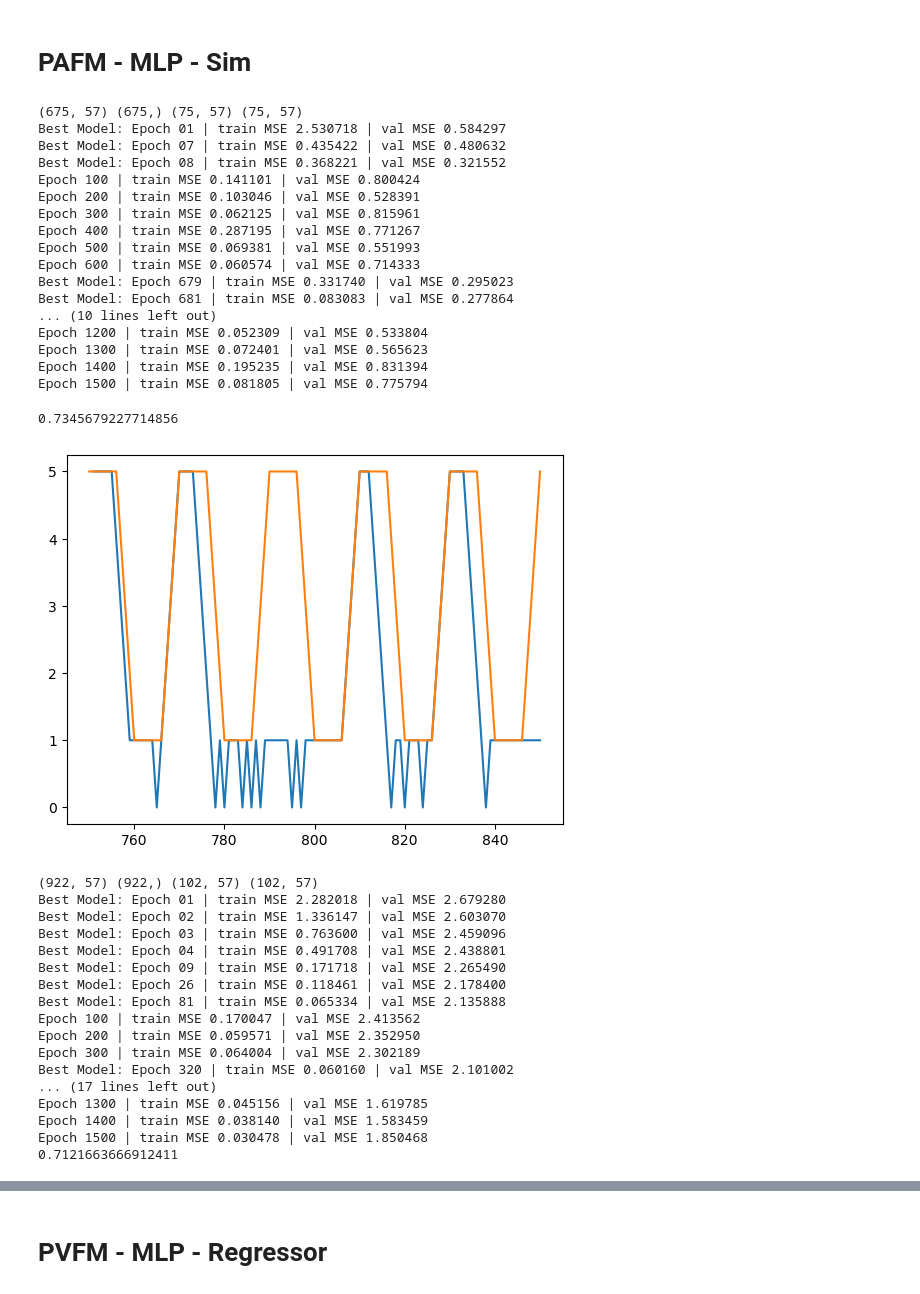
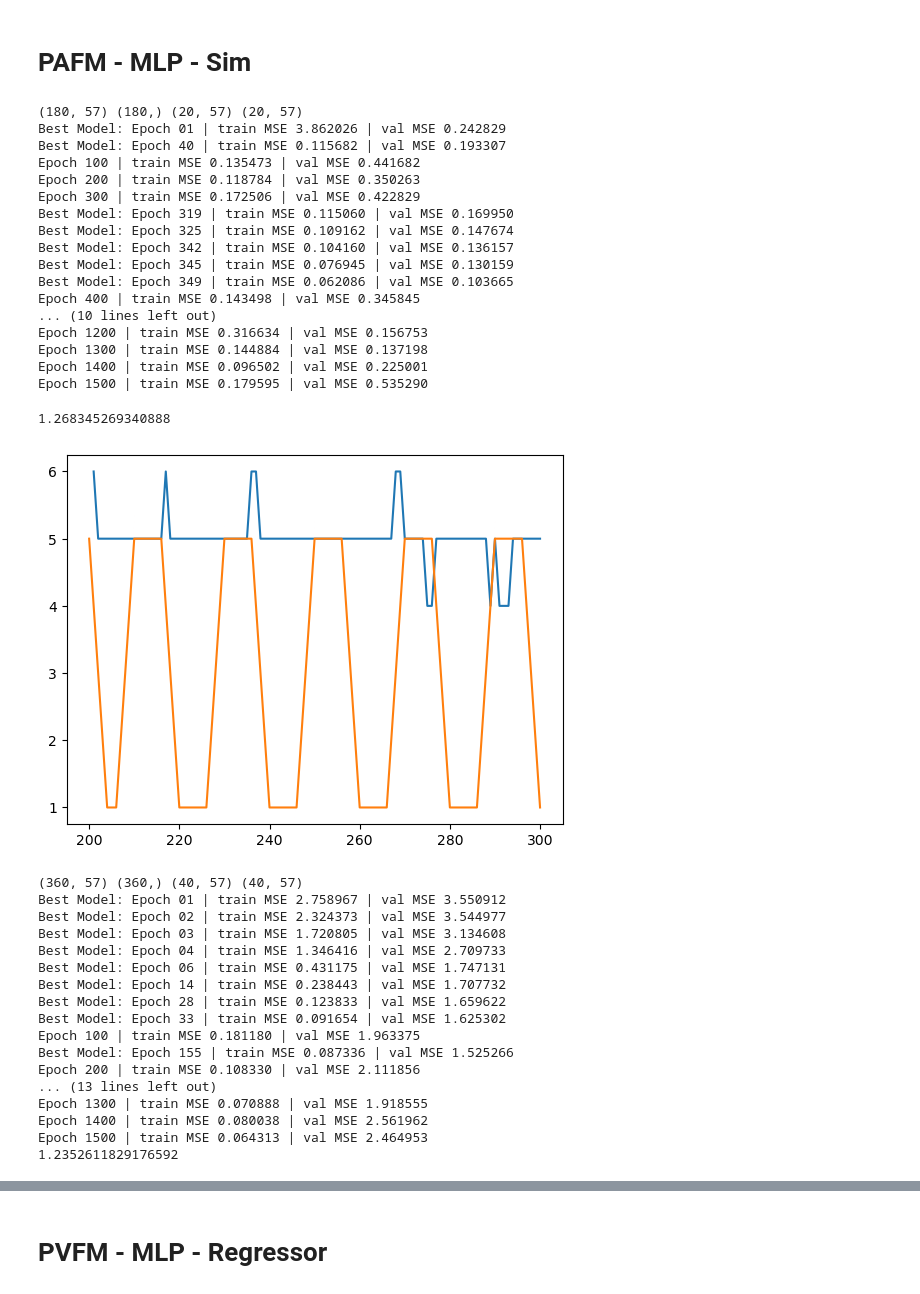
Before and after one commit to neurodata/ProspectiveForaging, a Jupyter notebook: notebooks/PAFM_NN_class.ipynb, the cells around one changed output, grey strips where cells are left out. Drawn from its saved outputs; the diff is of its cells as text; code cells hidden in the pictures.

```diff
--- a/notebooks/PAFM_NN_class.ipynb
+++ b/notebooks/PAFM_NN_class.ipynb
@@ -592,8 +592,8 @@ for rep in range(10):
 t_prime = 6
 batch_size_train = 32
 # Ts = [2**i for i in np.arange(7,10)]+[750]+[1024,1250,1500,2048,4096]
-# Ts = [1024,1500]
-Ts = [750,1024,1250,1500]
+Ts = [200,400]
+# Ts = [750,1024,1250,1500]
 for rep in range(1):
     FUTURE_STATE = []
     actions, states, irewards, times = simulate_data_raw(rewards_in_period = rewards_in_period,
@@ -621,7 +621,7 @@ for rep in range(1):
         train_loader = DataLoader(train_ds, batch_size=batch_size_train, shuffle=True, drop_last=False)
         val_loader   = DataLoader(val_ds,  batch_size=batch_size_val, shuffle=False, drop_last=False)
 
-        model = MLPRegressor(input_dim=X_train.shape[1], hidden=(128,128), p_dropout=0.1, use_sigmoid=False)
+        model = MLPRegressor(input_dim=X_train.shape[1], hidden=(32,32), p_dropout=0.1, use_sigmoid=False)
         model = train_regressor(model, train_loader, val_loader, epochs=1500, lr=1e-2,weight_decay = 1e-4)
 
         current_state = np.random.choice([int(i) for i in range(7)],size = 1)
@@ -645,65 +645,65 @@ for rep in range(1):
 
             # Compute discounted total reward per path
             discounted_returns = rewards_matrix * discounts
             total_discounted = discounted_returns.sum(axis=1)
             # print(total_discounted)
             bext_idx = np.argmax(total_discounted)
             next_state = int(df_all_paths.iloc[bext_idx,1])
             # print(df_all_paths.iloc[bext_idx,:])
             future_states.append(next_state)
             current_state = next_state
 
         # print(T,future_states,len(future_states))
         FUTURE_STATE.append(future_states)
 
         irewards_test = [reward_simulate(future_states[i],T+i,rewards_in_period) for i in np.arange(1,len(future_states))]
         preward = compute_normalized_future_rewards(irewards_test,100,0.5,normalization=True)
         path, ireward_opt = path_opt(future_states[0], T, 100)
         preward_opt_test = compute_normalized_future_rewards(ireward_opt[1:],100,0.5,normalization=True)
         pregret = (np.sum(preward_opt_test).item()-np.sum(preward).item())/100
         print(pregret)
         plt.plot(np.arange(T+1,T+101),future_states[1:])
         plt.plot(np.arange(T,T+101),path)
         plt.show()
     FUTURE_STATE_arr = np.vstack(FUTURE_STATE)
     # np.savez(
     #     f"../results/PAFM/NN_Yuxin/NN_oh_wo_normy_woval_dropout0.1_w_time128_4096_lookahead{t_prime}_reps{rep}.npz",
     #     future_states =FUTURE_STATE_arr
     #     )
 # %% [output]
-(675, 57) (675,) (75, 57) (75, 57)
-Best Model: Epoch 01 | train MSE 2.530718 | val MSE 0.584297
-Best Model: Epoch 07 | train MSE 0.435422 | val MSE 0.480632
-Best Model: Epoch 08 | train MSE 0.368221 | val MSE 0.321552
-Epoch 100 | train MSE 0.141101 | val MSE 0.800424
-Epoch 200 | train MSE 0.103046 | val MSE 0.528391
-Epoch 300 | train MSE 0.062125 | val MSE 0.815961
-Epoch 400 | train MSE 0.287195 | val MSE 0.771267
-Epoch 500 | train MSE 0.069381 | val MSE 0.551993
-Epoch 600 | train MSE 0.060574 | val MSE 0.714333
-Best Model: Epoch 679 | train MSE 0.331740 | val MSE 0.295023
-Best Model: Epoch 681 | train MSE 0.083083 | val MSE 0.277864
+(180, 57) (180,) (20, 57) (20, 57)
+Best Model: Epoch 01 | train MSE 3.862026 | val MSE 0.242829
+Best Model: Epoch 40 | train MSE 0.115682 | val MSE 0.193307
+Epoch 100 | train MSE 0.135473 | val MSE 0.441682
+Epoch 200 | train MSE 0.118784 | val MSE 0.350263
+Epoch 300 | train MSE 0.172506 | val MSE 0.422829
+Best Model: Epoch 319 | train MSE 0.115060 | val MSE 0.169950
+Best Model: Epoch 325 | train MSE 0.109162 | val MSE 0.147674
+Best Model: Epoch 342 | train MSE 0.104160 | val MSE 0.136157
+Best Model: Epoch 345 | train MSE 0.076945 | val MSE 0.130159
+Best Model: Epoch 349 | train MSE 0.062086 | val MSE 0.103665
+Epoch 400 | train MSE 0.143498 | val MSE 0.345845
 ... (10 lines left out)
-Epoch 1200 | train MSE 0.052309 | val MSE 0.533804
-Epoch 1300 | train MSE 0.072401 | val MSE 0.565623
-Epoch 1400 | train MSE 0.195235 | val MSE 0.831394
-Epoch 1500 | train MSE 0.081805 | val MSE 0.775794
+Epoch 1200 | train MSE 0.316634 | val MSE 0.156753
+Epoch 1300 | train MSE 0.144884 | val MSE 0.137198
+Epoch 1400 | train MSE 0.096502 | val MSE 0.225001
+Epoch 1500 | train MSE 0.179595 | val MSE 0.535290
-0.7345679227714856
+1.268345269340888
-[figure, old version]
+[figure, new version]
-(922, 57) (922,) (102, 57) (102, 57)
-Best Model: Epoch 01 | train MSE 2.282018 | val MSE 2.679280
-Best Model: Epoch 02 | train MSE 1.336147 | val MSE 2.603070
-Best Model: Epoch 03 | train MSE 0.763600 | val MSE 2.459096
-Best Model: Epoch 04 | train MSE 0.491708 | val MSE 2.438801
-Best Model: Epoch 09 | train MSE 0.171718 | val MSE 2.265490
-Best Model: Epoch 26 | train MSE 0.118461 | val MSE 2.178400
-Best Model: Epoch 81 | train MSE 0.065334 | val MSE 2.135888
-Epoch 100 | train MSE 0.170047 | val MSE 2.413562
-Epoch 200 | train MSE 0.059571 | val MSE 2.352950
-Epoch 300 | train MSE 0.064004 | val MSE 2.302189
-Best Model: Epoch 320 | train MSE 0.060160 | val MSE 2.101002
-... (17 lines left out)
-Epoch 1300 | train MSE 0.045156 | val MSE 1.619785
-Epoch 1400 | train MSE 0.038140 | val MSE 1.583459
-Epoch 1500 | train MSE 0.030478 | val MSE 1.850468
-0.7121663666912411
+(360, 57) (360,) (40, 57) (40, 57)
+Best Model: Epoch 01 | train MSE 2.758967 | val MSE 3.550912
+Best Model: Epoch 02 | train MSE 2.324373 | val MSE 3.544977
+Best Model: Epoch 03 | train MSE 1.720805 | val MSE 3.134608
+Best Model: Epoch 04 | train MSE 1.346416 | val MSE 2.709733
+Best Model: Epoch 06 | train MSE 0.431175 | val MSE 1.747131
+Best Model: Epoch 14 | train MSE 0.238443 | val MSE 1.707732
+Best Model: Epoch 28 | train MSE 0.123833 | val MSE 1.659622
+Best Model: Epoch 33 | train MSE 0.091654 | val MSE 1.625302
+Epoch 100 | train MSE 0.181180 | val MSE 1.963375
+Best Model: Epoch 155 | train MSE 0.087336 | val MSE 1.525266
+Epoch 200 | train MSE 0.108330 | val MSE 2.111856
+... (13 lines left out)
+Epoch 1300 | train MSE 0.070888 | val MSE 1.918555
+Epoch 1400 | train MSE 0.080038 | val MSE 2.561962
+Epoch 1500 | train MSE 0.064313 | val MSE 2.464953
+1.2352611829176592
```
Also changed, not shown: parts of 1 cell of this notebook, 22 other files.
